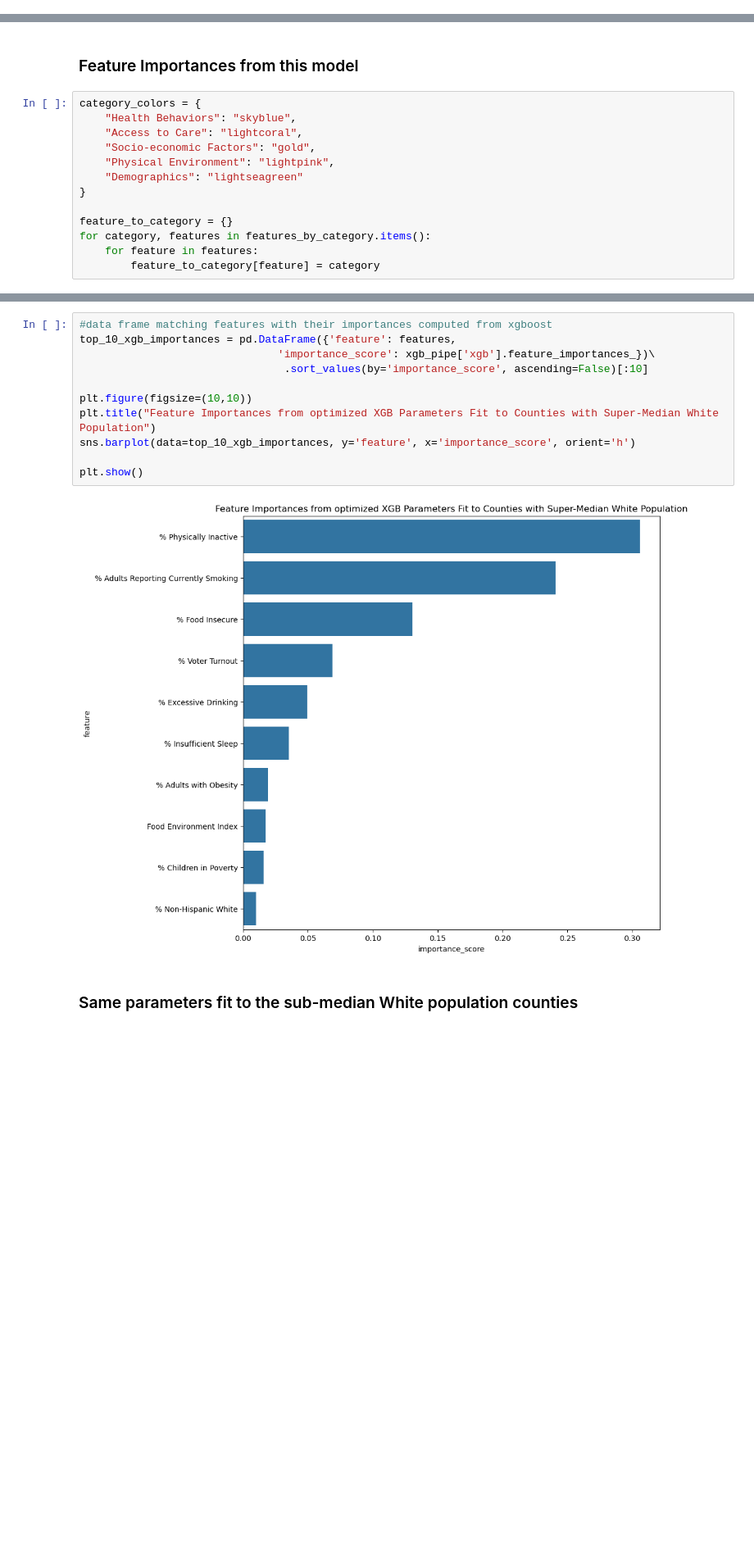
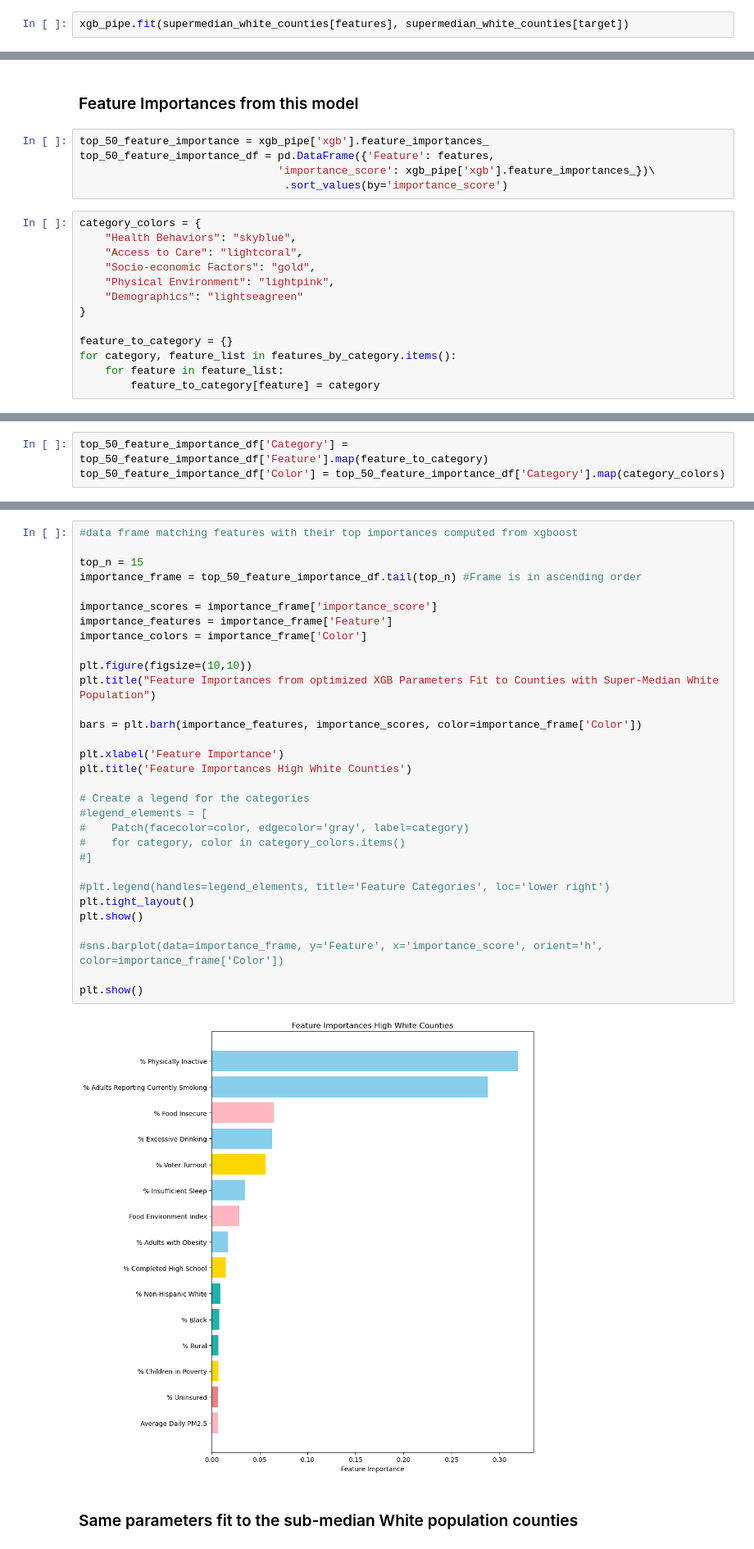
Before and after one commit to nedgren/Health-Insights, a Jupyter notebook: modeling/neal_ethnicity-modeling.ipynb, the cells around one changed output, grey strips where cells are left out. Shown at 82% size. Cells and saved outputs as stored; diff of their text form; blank space fills up the shorter version.

Commit message:
Write code for coloring top 50 white county splits

```diff
--- a/modeling/neal_ethnicity-modeling.ipynb
+++ b/modeling/neal_ethnicity-modeling.ipynb
@@ -107,0 +110,2 @@ Validation RMSE: 0.4052
+# %%
+xgb_pipe.fit(supermedian_white_counties[features], supermedian_white_counties[target])
@@ -108,5 +130,10 @@ Validation RMSE: 0.4052
 # %% [markdown]
 ### Feature Importances from this model
+# %%
+top_50_feature_importance = xgb_pipe['xgb'].feature_importances_
+top_50_feature_importance_df = pd.DataFrame({'Feature': features,
+                               'importance_score': xgb_pipe['xgb'].feature_importances_})\
+                                .sort_values(by='importance_score')
 # %%
 category_colors = {
     "Health Behaviors": "skyblue",
@@ -117,6 +144,6 @@ category_colors = {
 }
 
 feature_to_category = {}
-for category, features in features_by_category.items():
-    for feature in features:
+for category, feature_list in features_by_category.items():
+    for feature in feature_list:
         feature_to_category[feature] = category
@@ -154,0 +150,3 @@ plt.show()'''
+# %%
+top_50_feature_importance_df['Category'] = top_50_feature_importance_df['Feature'].map(feature_to_category)
+top_50_feature_importance_df['Color'] = top_50_feature_importance_df['Category'].map(category_colors)
@@ -155,16 +158,36 @@ plt.show()'''
 # %%
-#data frame matching features with their importances computed from xgboost
-top_10_xgb_importances = pd.DataFrame({'feature': features,
-                               'importance_score': xgb_pipe['xgb'].feature_importances_})\
-                                .sort_values(by='importance_score', ascending=False)[:10]
+#data frame matching features with their top importances computed from xgboost
+
+top_n = 15
+importance_frame = top_50_feature_importance_df.tail(top_n) #Frame is in ascending order
+
+importance_scores = importance_frame['importance_score']
+importance_features = importance_frame['Feature']
+importance_colors = importance_frame['Color']
 
 plt.figure(figsize=(10,10))
 plt.title("Feature Importances from optimized XGB Parameters Fit to Counties with Super-Median White Population")
-sns.barplot(data=top_10_xgb_importances, y='feature', x='importance_score', orient='h')
+
+bars = plt.barh(importance_features, importance_scores, color=importance_frame['Color'])
+
+plt.xlabel('Feature Importance')
+plt.title('Feature Importances High White Counties')
+
+# Create a legend for the categories
+#legend_elements = [
+#    Patch(facecolor=color, edgecolor='gray', label=category)
+#    for category, color in category_colors.items()
+#]
+
+#plt.legend(handles=legend_elements, title='Feature Categories', loc='lower right')
+plt.tight_layout()
+plt.show()
+
+#sns.barplot(data=importance_frame, y='Feature', x='importance_score', orient='h', color=importance_frame['Color'])
 
 plt.show()
 # %% [output]
-[figure, old version]
+[figure, new version]
 # %% [markdown]
 ### Same parameters fit to the sub-median White population counties
 # %%
```
Also changed, not shown: parts of 9 cells of this notebook.
